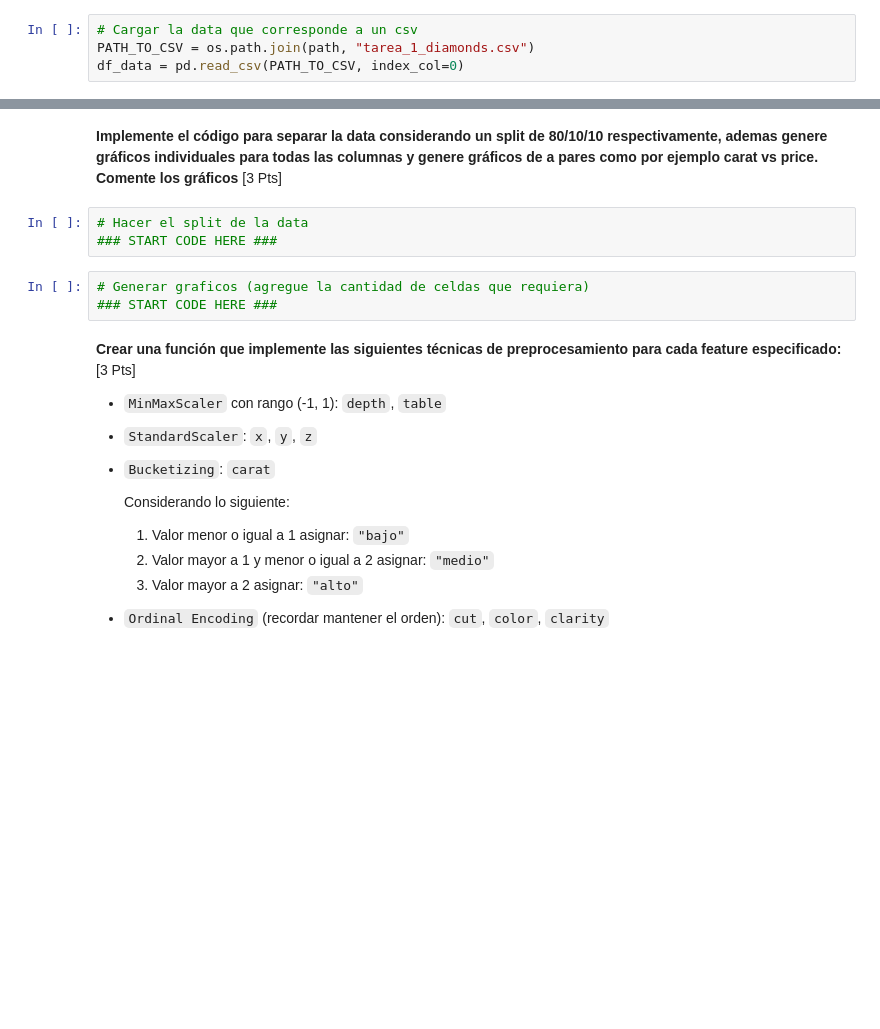
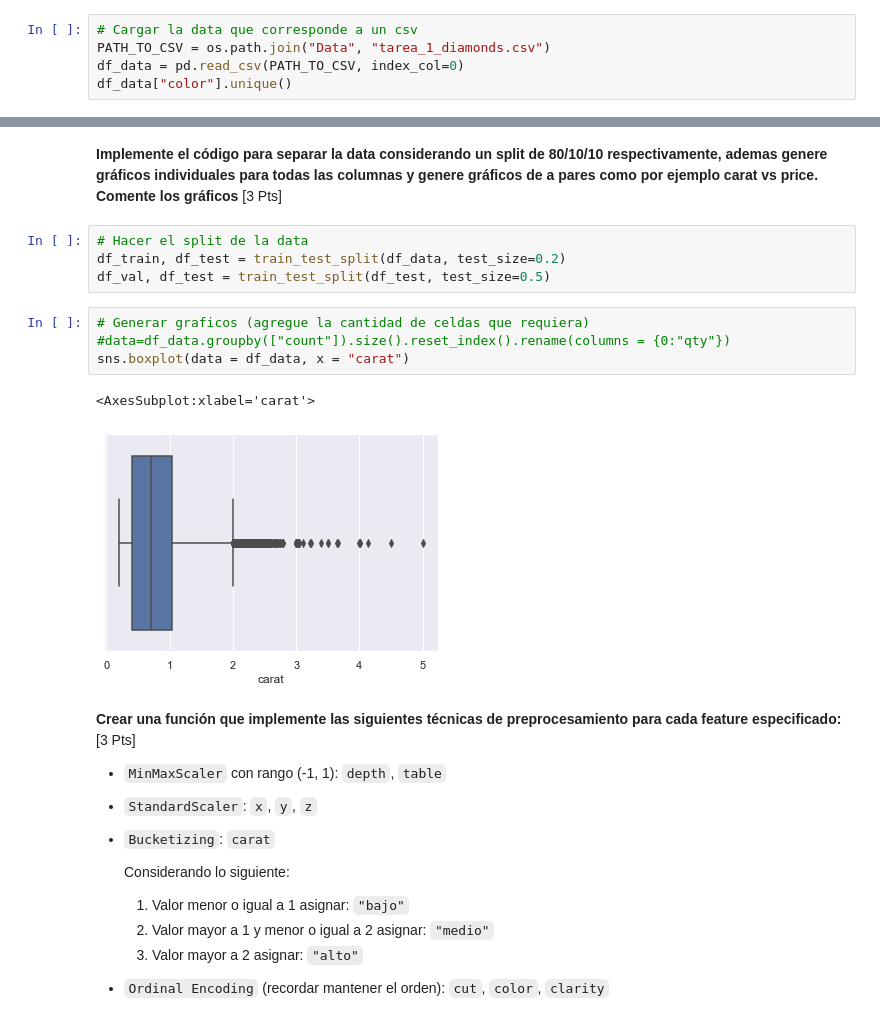
Before and after one commit to Bastian951/INF398-INTRODUCCION-AL-APRENDIZAJE-AUTOMATICO, a Jupyter notebook: Tarea 1/Tarea_1_ML_2022_1.ipynb, the cells around one changed output, grey strips where cells are left out. Cells and saved outputs as stored; diff of their text form; blank space fills up the shorter version.

```diff
--- a/Tarea 1/Tarea_1_ML_2022_1.ipynb
+++ b/Tarea 1/Tarea_1_ML_2022_1.ipynb
@@ -1039,5 +1039,6 @@ y un target (lo que queremos predecir):
 ## Carga de datos
 # %%
 # Cargar la data que corresponde a un csv
-PATH_TO_CSV = os.path.join(path, "tarea_1_diamonds.csv")
+PATH_TO_CSV = os.path.join("Data", "tarea_1_diamonds.csv")
 df_data = pd.read_csv(PATH_TO_CSV, index_col=0)
+df_data["color"].unique()
@@ -1047,10 +1050,15 @@ df_data = pd.read_csv(PATH_TO_CSV, index_col=0)
 **Implemente el código para separar la data considerando un split de 80/10/10 respectivamente, ademas genere gráficos individuales para todas las columnas y genere gráficos de a pares como por ejemplo carat vs price. Comente los gráficos** [3 Pts]
 # %%
 # Hacer el split de la data
-### START CODE HERE ###
+df_train, df_test = train_test_split(df_data, test_size=0.2)
+df_val, df_test = train_test_split(df_test, test_size=0.5)
 # %%
 # Generar graficos (agregue la cantidad de celdas que requiera)
-### START CODE HERE ###
+#data=df_data.groupby(["count"]).size().reset_index().rename(columns = {0:"qty"})
+sns.boxplot(data = df_data, x = "carat")
+# %% [output]
+<AxesSubplot:xlabel='carat'>
+[figure, added]
 # %% [markdown]
 **Crear una función que implemente las siguientes técnicas de preprocesamiento para cada feature especificado:** [3 Pts]
 
```
Also changed, not shown: parts of 5 cells of this notebook.
